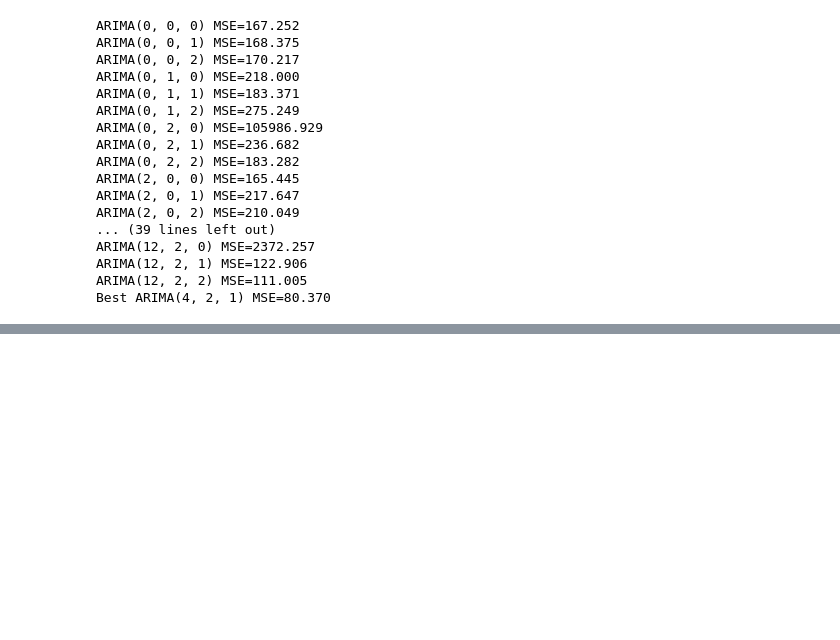
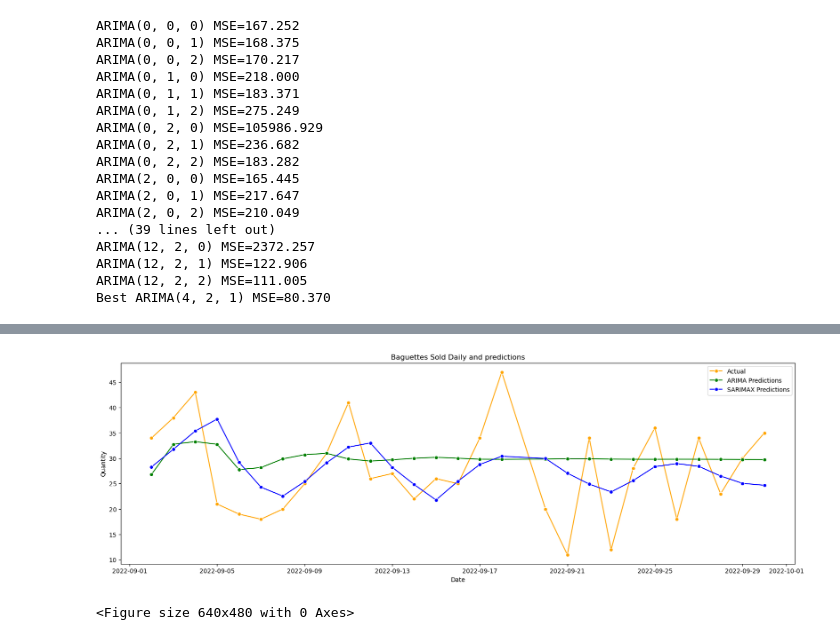
Before and after one commit to justaurelia/ML_AI_work, a Jupyter notebook: FrenchBakery/main_notebook_Capstone.ipynb, the cells around one changed output, grey strips where cells are left out. Cells and saved outputs as stored; diff of their text form; code cells hidden in the pictures; blank space fills up the shorter version.

```diff
--- a/FrenchBakery/main_notebook_Capstone.ipynb
+++ b/FrenchBakery/main_notebook_Capstone.ipynb
@@ -708,0 +677,29 @@ Test MSE: 144.84
+# %%
+history = train['Quantity']
+exog_history = train[['Holiday_Regular day','Holiday_School break', 'Holiday_Holiday', 'Temperature']]
+exog_test = test[['Holiday_Regular day','Holiday_School break', 'Holiday_Holiday', 'Temperature']]
+# Train and fit the best ARIMA
+best_arima = ARIMA(history, order=(4, 2, 1))
+best_arima_fit = best_arima.fit()
+
+# Train and fit the best SARIMAX
+best_sarimax = SARIMAX(history, order=(6, 1, 0), seasonal_order=(0, 0, 2, 7), exog=exog_history)
+best_sarimax_fit = best_sarimax.fit(disp=0)
+
+# Make predictions on the test data
+start_index = len(train)
+end_index = start_index + len(test) - 1
+predictions_best_arima = best_arima_fit.predict(start=start_index, end=end_index, typ='levels')
+predictions_best_sarimax = best_sarimax_fit.predict(start=start_index, end=end_index, dynamic=True, exog=exog_test)
+# %%
+
+# Create DataFrames for the predictions
+dates = test.index
+# Create DataFrames for the predictions
+predictions_arima_df = pd.DataFrame({'Date': dates, 'ARIMA': predictions_best_arima})
+predictions_sarimax_df = pd.DataFrame({'Date': dates, 'SARIMAX': predictions_best_sarimax})
+
+# Merge the predictions into one DataFrame on the 'Date' column
+predictions_df = pd.merge(predictions_arima_df, predictions_sarimax_df, on='Date').set_index('Date')
+
+predictions_df
@@ -708,0 +725,15 @@ Test MSE: 144.84
+# %%
+# Plot the test data and both sets of predictions with markers on each point
+plt.figure(figsize=(20, 6))
+sns.lineplot(x=test.index, y=test['Quantity'], label='Actual', color='orange', marker='o', markersize=6)
+sns.lineplot(x=predictions_df.index, y=predictions_df['ARIMA'], label='ARIMA Predictions', color='green', marker='o', markersize=6)
+sns.lineplot(x=predictions_df.index, y=predictions_df['SARIMAX'], label='SARIMAX Predictions', color='blue', marker='o', markersize=6)
+plt.title("Baguettes Sold Daily and predictions")
+plt.xlabel("Date")
+plt.ylabel("Quantity")
+plt.legend()
+plt.show()
+plt.savefig('images/baguettesSoldAndPredictions.png', bbox_inches='tight', transparent=True)
+# %% [output]
+[figure, added]
+<Figure size 640x480 with 0 Axes>
```
Also changed, not shown: parts of 39 cells of this notebook, 3 other files.
